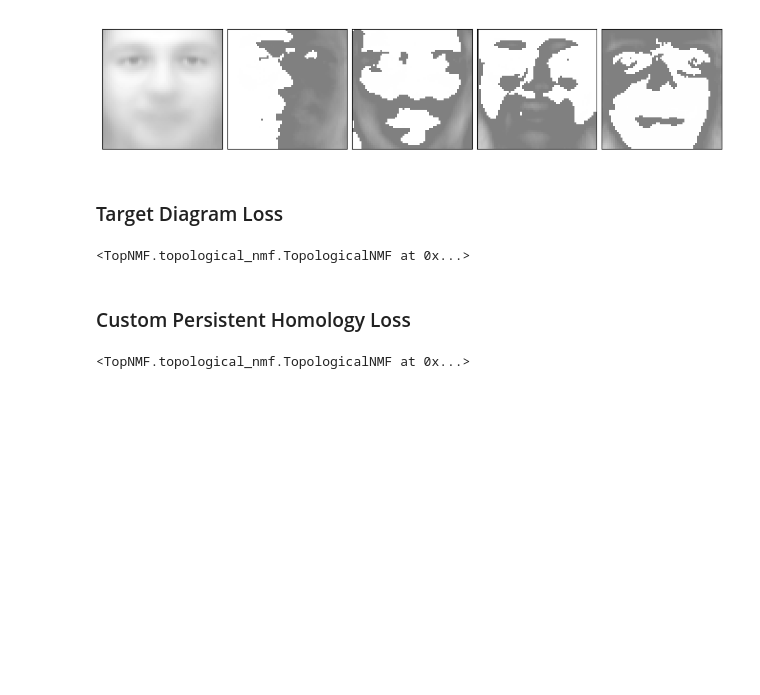
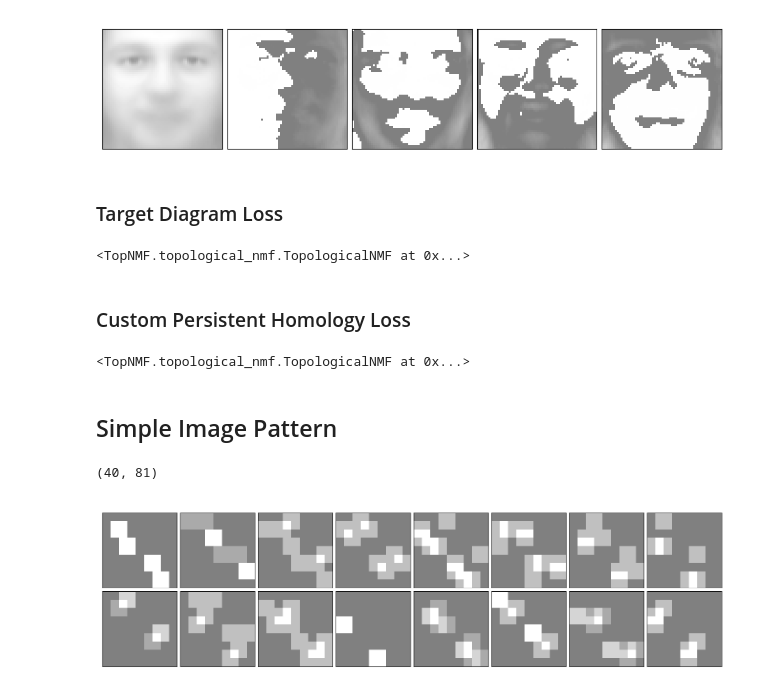
Before and after one commit to shizuo-kaji/TopNMF, a Jupyter notebook: example.ipynb, the cells around one changed output. Cells and saved outputs as stored; diff of their text form; code cells hidden in the pictures; blank space fills up the shorter version.

Commit message:
added Ichimatsu pattern in example

```diff
--- a/example.ipynb
+++ b/example.ipynb
@@ -280,3 +280,23 @@ model = TopologicalNMF(
 model.fit(X, lambda_top=0.01, PH_dims=[1])
 # %% [output]
 <TopNMF.topological_nmf.TopologicalNMF at 0x...>
+# %% [markdown]
+## Simple Image Pattern
+# %%
+image_shape = (9, 9)
+
+pat=np.zeros((6,6))
+pat[0:2,0:2]=1
+pat[4:6,4:6]=1
+X = create_ichimatsu_pattern(num_samples=40,image_shape = image_shape,pat=pat,pat_step=1,min_pat=2,max_pat=5, seed=42)
+X /= np.max(X, axis=(1, 2), keepdims=True)
+plot_gallery(X, n_row=2, n_col=8)
+
+n_samples = X.shape[0]
+data_dims = X.shape[1:]
+n_features = X[0].size
+X = X.reshape(n_samples, -1)
+print(X.shape)
+# %% [output]
+(40, 81)
+[figure, added]
```
Also changed, not shown: parts of 1 cell of this notebook, 1 other file.
